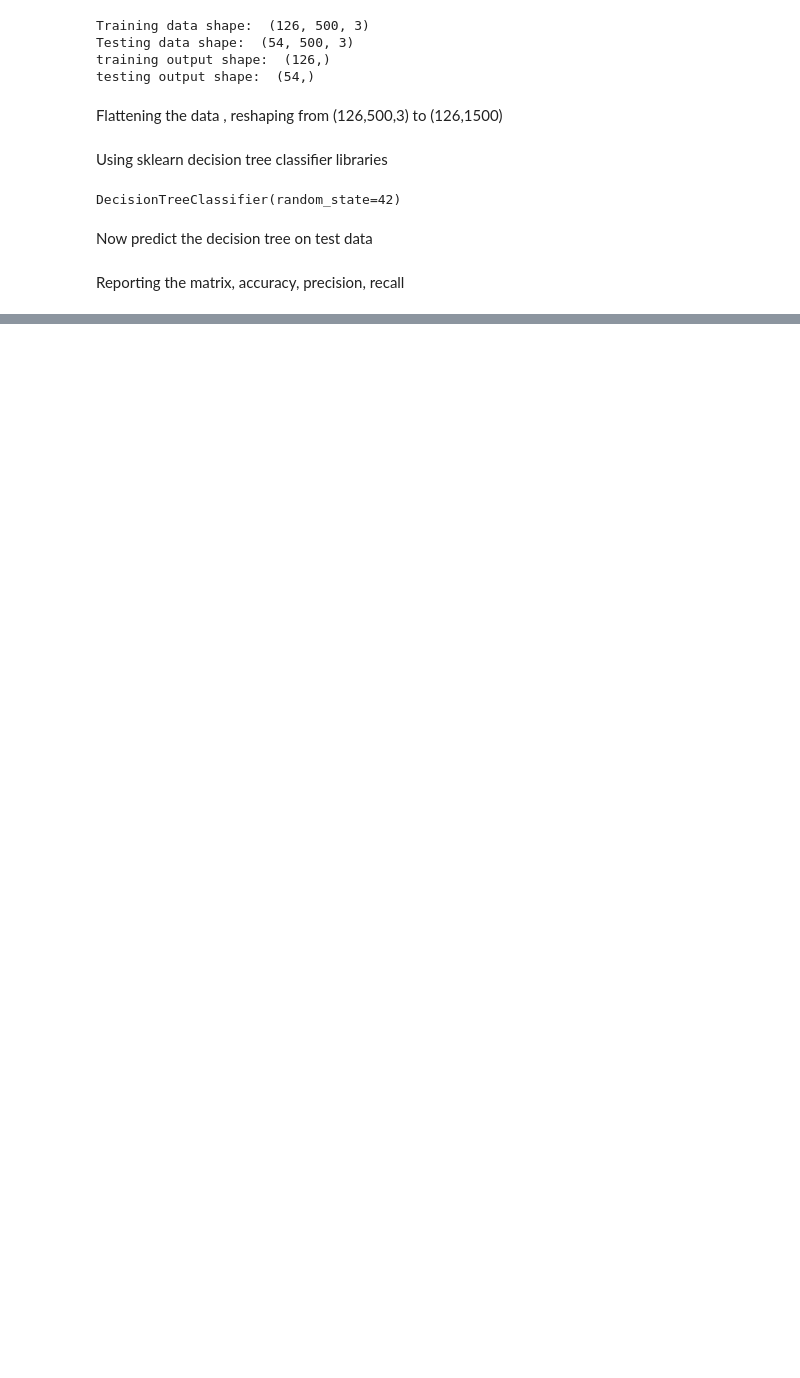
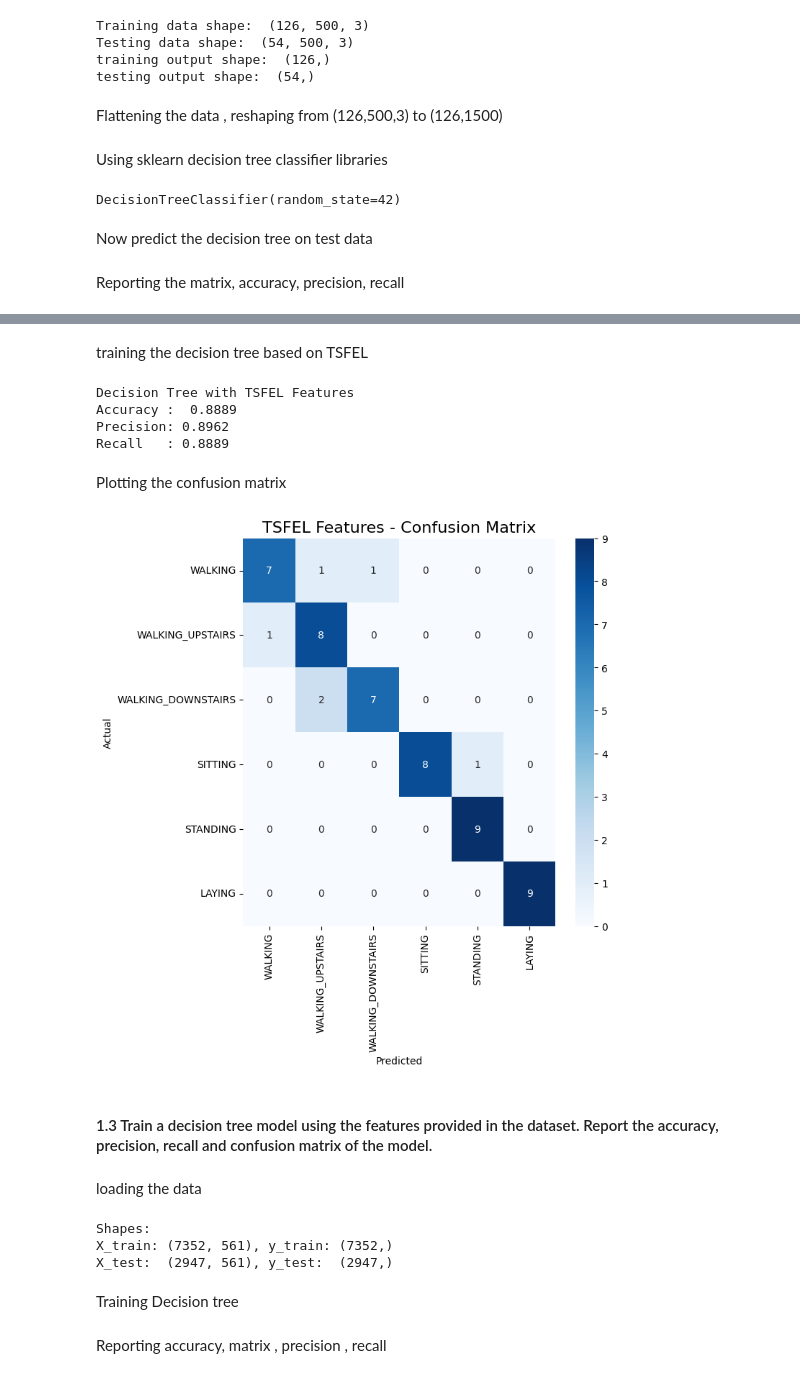
Before and after one commit to HarshJamgaonkar05/ES-335-ML-Assignment-1, a Jupyter notebook: Task2_Part2.ipynb, the cells around one changed output, grey strips where cells are left out. Saved outputs shown, nothing was run; the diff lists cells and outputs as text; code cells hidden in the pictures; blank space fills up the shorter version.

```diff
--- a/Task2_Part2.ipynb
+++ b/Task2_Part2.ipynb
@@ -310,0 +378,73 @@ Recall   : 0.6111
+# %% [markdown]
+training the decision tree based on TSFEL
+# %%
+# Train Decision Tree
+dt_tsfel = DecisionTreeClassifier(random_state=42)
+dt_tsfel.fit(X_train_tsfel, y_train)
+
+# Predictions
+y_pred_tsfel = dt_tsfel.predict(X_test_tsfel)
+
+# Evaluation metrics
+acc_tsfel = accuracy_score(y_test, y_pred_tsfel)
+prec_tsfel = precision_score(y_test, y_pred_tsfel, average="macro", zero_division=0)
+rec_tsfel = recall_score(y_test, y_pred_tsfel, average="macro", zero_division=0)
+
+print("Decision Tree with TSFEL Features")
+print(f"Accuracy :  {acc_tsfel:.4f}")
+print(f"Precision: {prec_tsfel:.4f}")
+print(f"Recall   : {rec_tsfel:.4f}")
+# %% [output]
+Decision Tree with TSFEL Features
+Accuracy :  0.8889
+Precision: 0.8962
+Recall   : 0.8889
+# %% [markdown]
+Plotting the confusion matrix
+# %%
+labels = {
+    1: "WALKING",
+    2: "WALKING_UPSTAIRS",
+    3: "WALKING_DOWNSTAIRS",
+    4: "SITTING",
+    5: "STANDING",
+    6: "LAYING"
+}
+
+cm_tsfel = confusion_matrix(y_test, y_pred_tsfel, labels=list(labels.keys()))
+
+plt.figure(figsize=(7,7))
+sns.heatmap(
+    cm_tsfel, annot=True, fmt="d", cmap="Blues",
+    xticklabels=list(labels.values()), yticklabels=list(labels.values())
+)
+plt.title("TSFEL Features - Confusion Matrix", fontsize=16)
+plt.xlabel("Predicted")
+plt.ylabel("Actual")
+plt.show()
+# %% [output]
+[figure, added]
+# %% [markdown]
+#### 1.3 Train a decision tree model using the features provided in the dataset. Report the accuracy, precision, recall and confusion matrix of the model.
+# %% [markdown]
+loading the data
+# %%
+train_path = "./UCI HAR Dataset/train"
+test_path = "./UCI HAR Dataset/test"
+
+# Load data
+X_train = np.loadtxt(f"{train_path}/X_train.txt")
+y_train = np.loadtxt(f"{train_path}/y_train.txt").astype(int)
+
+X_test = np.loadtxt(f"{test_path}/X_test.txt")
+y_test = np.loadtxt(f"{test_path}/y_test.txt").astype(int)
+
+print("Shapes:")
+print(f"X_train: {X_train.shape}, y_train: {y_train.shape}")
+print(f"X_test:  {X_test.shape}, y_test:  {y_test.shape}")
+# %% [output]
+Shapes:
+X_train: (7352, 561), y_train: (7352,)
+X_test:  (2947, 561), y_test:  (2947,)
+# %% [markdown]
+Training Decision tree
@@ -310,0 +455,2 @@ Recall   : 0.6111
+# %% [markdown]
+Reporting accuracy, matrix , precision , recall
```
Also changed, not shown: parts of 13 cells of this notebook.
